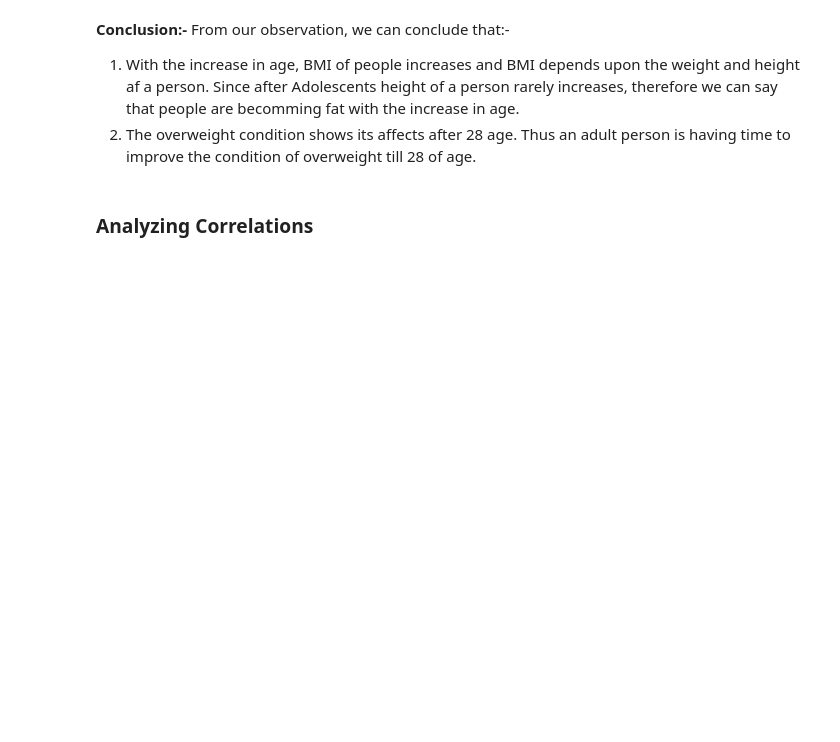
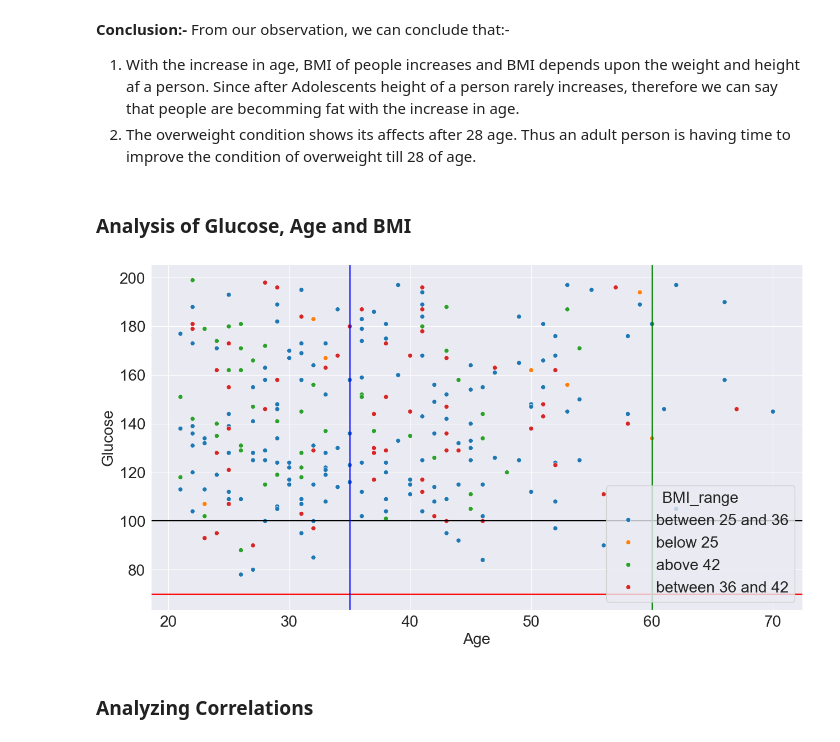
Before and after one commit to Singhal-Coder/BRL_ML_Tasks, a Jupyter notebook: EDA/EDA on Diabetes Patient.ipynb, the cells around one changed output. Saved outputs shown, nothing was run; the diff lists cells and outputs as text; code cells hidden in the pictures; blank space fills up the shorter version.

```diff
--- a/EDA/EDA on Diabetes Patient.ipynb
+++ b/EDA/EDA on Diabetes Patient.ipynb
@@ -522,6 +536,34 @@ Percentage of people having diabetes for age between 35 and 60: 70.833%
 **Conclusion:-** From our observation, we can conclude that:-
    1. With the increase in age, BMI of people increases and BMI depends upon the weight and height af a person. Since after Adolescents height of a person rarely increases, therefore we can say that people are becomming fat with the increase in age.
    2. The overweight condition shows its affects after 28 age. Thus an adult person is having time to improve the condition of overweight till 28 of age.
+# %% [markdown]
+### Analysis of Glucose, Age and BMI
+# %%
+BMI_below_25 = np.where((df.BMI < 25) & (df.Outcome==1))
+BMI_between_25_and_36 = np.where((df.BMI >=25) & (df.BMI < 36) & (df.Outcome==1))
+BMI_between_36_and_42 = np.where((df.BMI >=36) & (df.BMI < 42) & (df.Outcome==1))
+BMI_above_42 = np.where((df.BMI >=42) & (df.Outcome==1))
+List = []
+for _ in range(768):
+    if _ in BMI_below_25[0]:
+        List.append("below 25")
+    elif _ in BMI_between_25_and_36[0]:
+        List.append("between 25 and 36")
+    elif _ in BMI_between_36_and_42[0]:
+        List.append("between 36 and 42")
+    elif _ in BMI_above_42[0]:
+        List.append("above 42")
+    else:
+        List.append(None)
+temp_df = df.assign(BMI_range=List)
+# %%
+sns.scatterplot(x="Age", y="Glucose", data=temp_df , hue="BMI_range");
+plt.axhline(70,color='red');
+plt.axhline(100,color='black');
+plt.axvline(35,color='blue');
+plt.axvline(60,color='green');
+# %% [output]
+[figure, added]
 # %% [markdown]
 ### Analyzing Correlations
 # %%
```
Also changed, not shown: parts of 8 cells of this notebook, 2 other files.
